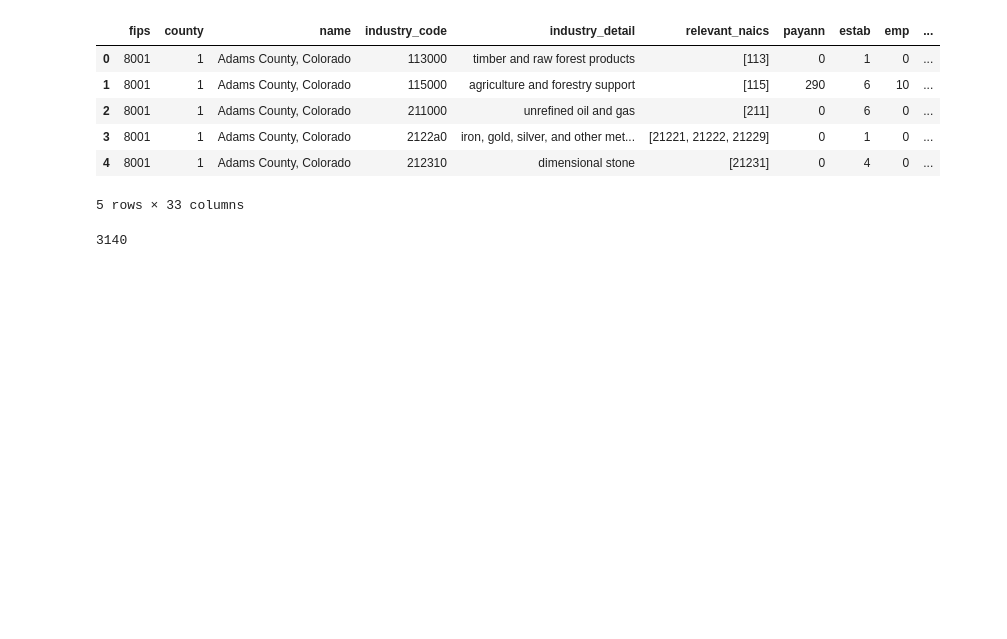
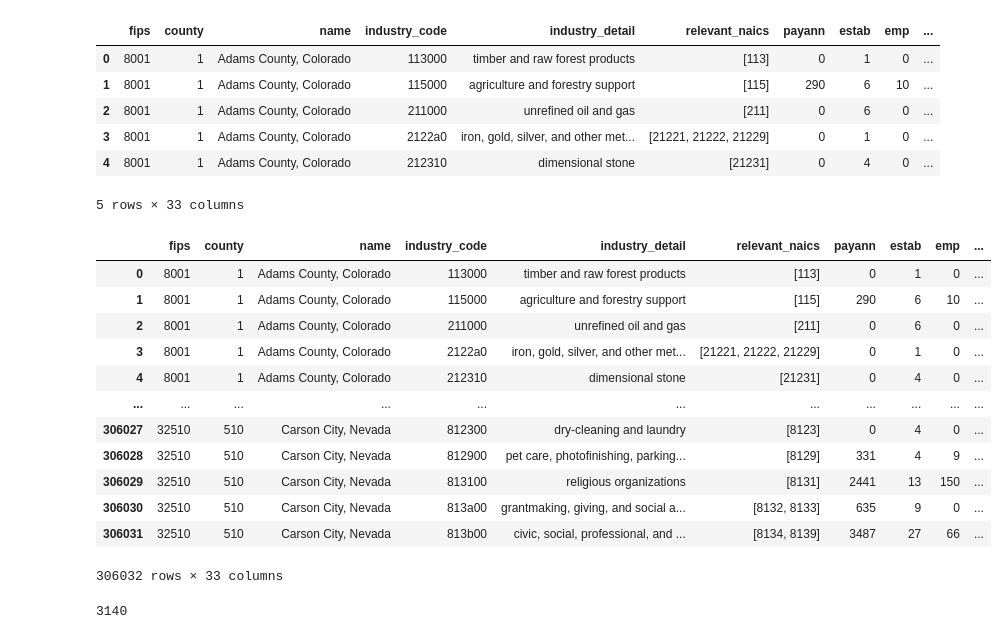
Before and after one commit to Merrel/Cancer-Industry-Dashboard, a Jupyter notebook: Nazanin/dataProcessing_cancerTypes.ipynb, the cells around one changed output. Cells and saved outputs as stored; diff of their text form; code cells hidden in the pictures; blank space fills up the shorter version.

```diff
--- a/Nazanin/dataProcessing_cancerTypes.ipynb
+++ b/Nazanin/dataProcessing_cancerTypes.ipynb
@@ -132,6 +126,22 @@ industry_data.head()
 | 3 | 8001 | 1 | Adams County, Colorado | 2122a0 | iron, gold, silver, and other met... | [21221, 21222, 21229] | 0 | 1 | 0 | ... |
 | 4 | 8001 | 1 | Adams County, Colorado | 212310 | dimensional stone | [21231] | 0 | 4 | 0 | ... |
 5 rows × 33 columns
+# %%
+industry_data
+# %% [output]
+|  | fips | county | name | industry_code | industry_detail | relevant_naics | payann | estab | emp | ... |
+| 0 | 8001 | 1 | Adams County, Colorado | 113000 | timber and raw forest products | [113] | 0 | 1 | 0 | ... |
+| 1 | 8001 | 1 | Adams County, Colorado | 115000 | agriculture and forestry support | [115] | 290 | 6 | 10 | ... |
+| 2 | 8001 | 1 | Adams County, Colorado | 211000 | unrefined oil and gas | [211] | 0 | 6 | 0 | ... |
+| 3 | 8001 | 1 | Adams County, Colorado | 2122a0 | iron, gold, silver, and other met... | [21221, 21222, 21229] | 0 | 1 | 0 | ... |
+| 4 | 8001 | 1 | Adams County, Colorado | 212310 | dimensional stone | [21231] | 0 | 4 | 0 | ... |
+| ... | ... | ... | ... | ... | ... | ... | ... | ... | ... | ... |
+| 306027 | 32510 | 510 | Carson City, Nevada | 812300 | dry-cleaning and laundry | [8123] | 0 | 4 | 0 | ... |
+| 306028 | 32510 | 510 | Carson City, Nevada | 812900 | pet care, photofinishing, parking... | [8129] | 331 | 4 | 9 | ... |
+| 306029 | 32510 | 510 | Carson City, Nevada | 813100 | religious organizations | [8131] | 2441 | 13 | 150 | ... |
+| 306030 | 32510 | 510 | Carson City, Nevada | 813a00 | grantmaking, giving, and social a... | [8132, 8133] | 635 | 9 | 0 | ... |
+| 306031 | 32510 | 510 | Carson City, Nevada | 813b00 | civic, social, professional, and ... | [8134, 8139] | 3487 | 27 | 66 | ... |
+306032 rows × 33 columns
 # %%
 # Number of available fips codes
 len(industry_data['fips'].unique())
```
Also changed, not shown: parts of 2 cells of this notebook, 4 other files.
